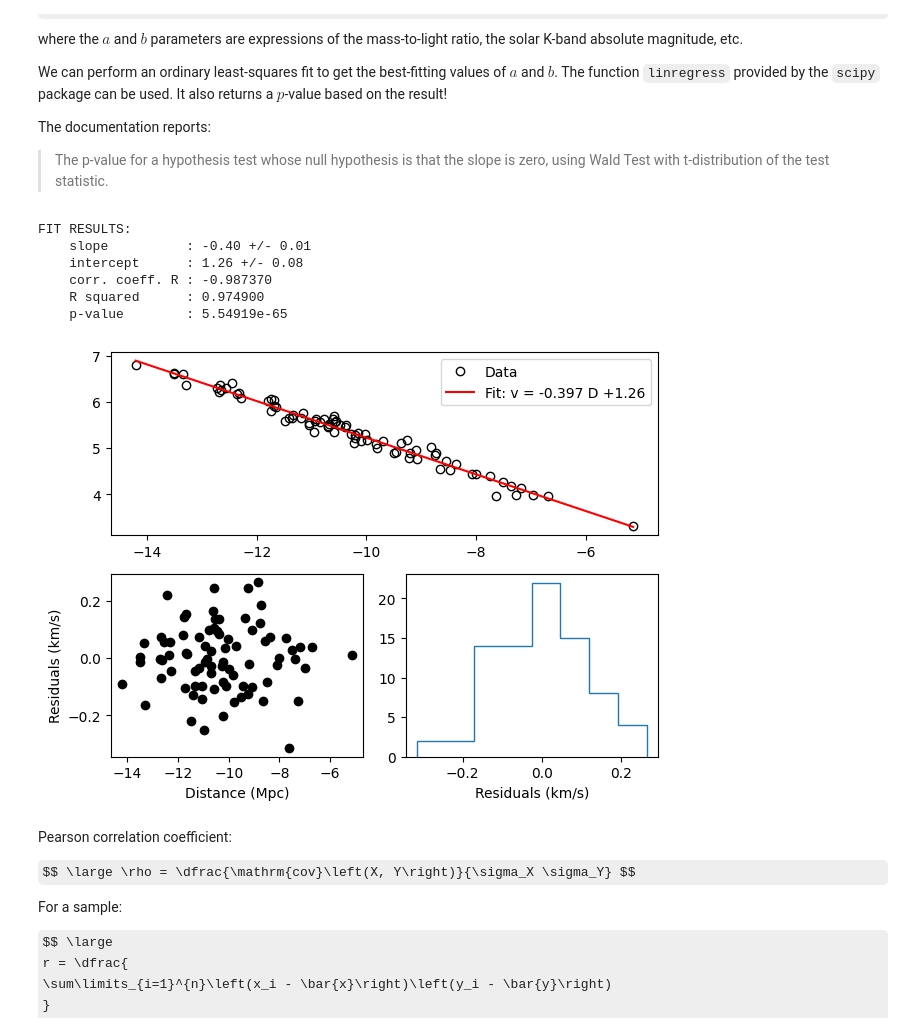
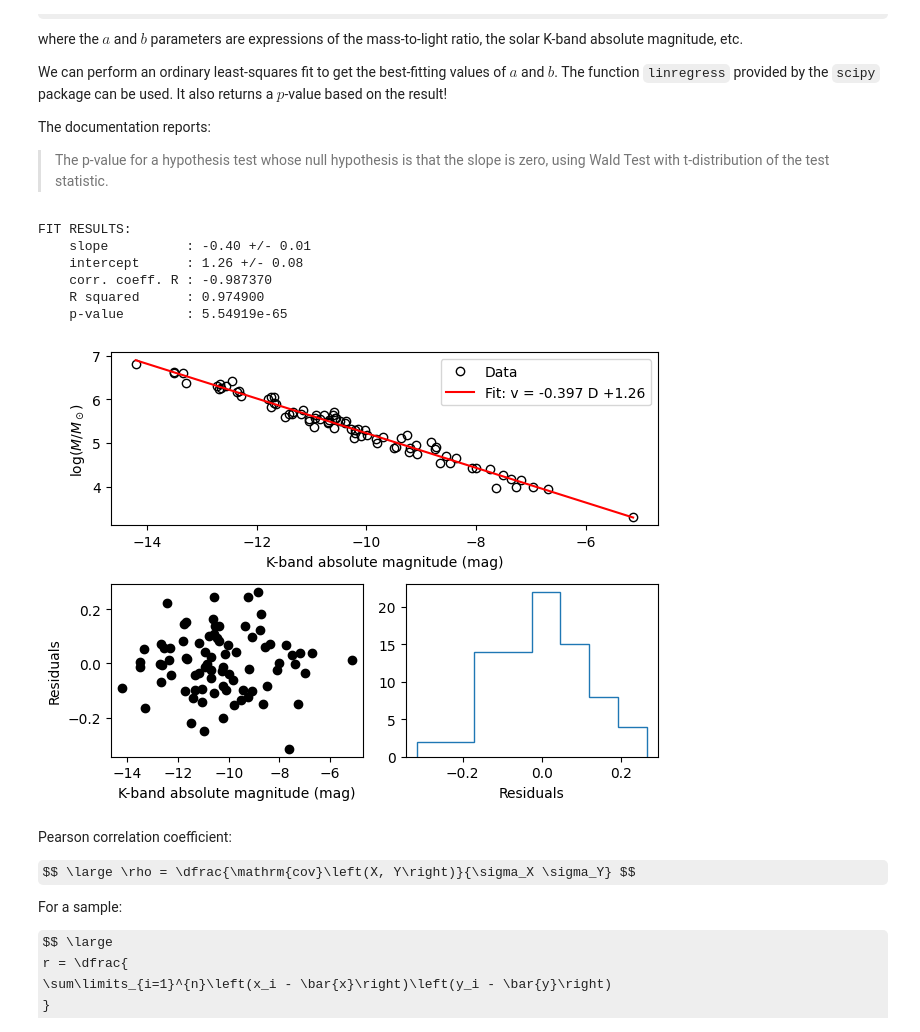
Before and after one commit to astrostatistics-in-crete/2023_summer_school, a Jupyter notebook: Classical/Classical_1.ipynb, the cells around one changed output. Drawn from its saved outputs; the diff is of its cells as text; code cells hidden in the pictures; some formulas as TeX source.

```diff
--- a/Classical/Classical_1.ipynb
+++ b/Classical/Classical_1.ipynb
@@ -740,37 +750,39 @@ print("FIT RESULTS:")
 print("    slope          : {:.2f} +/- {:.2f}".format(slope, slope_stderr))
 print("    intercept      : {:.2f} +/- {:.2f}".format(intercept, intercept_stderr))
 print("    corr. coeff. R : {:.6f}".format(rvalue))
 print("    R squared      : {:.6f}".format(rvalue**2.0))
 print("    p-value        : {:.6g}".format(pvalue))
 
 x_plot = np.array([min(K_absolute_magnitudes), max(K_absolute_magnitudes)])
 y_plot = slope * x_plot + intercept
 
 plt.figure()
 plt.subplot(211)
 plt.plot(K_absolute_magnitudes, log_masses, "ko", mfc="none", label="Data")
 plt.plot(x_plot, y_plot, "r-", label="Fit: v = {:.3g} D {:+.3g}".format(slope, intercept))
+plt.xlabel("K-band absolute magnitude (mag)")
+plt.ylabel("$\log(M/M_\odot)$")
 plt.legend(loc="upper right")
 
 residuals = log_masses - (slope * K_absolute_magnitudes + intercept)
 # plt.figure(constrained_layout=True)
 plt.subplot(223)
 plt.plot(K_absolute_magnitudes, residuals, "ko")
-plt.xlabel("Distance (Mpc)")
-plt.ylabel("Residuals (km/s)")
+plt.xlabel("K-band absolute magnitude (mag)")
+plt.ylabel("Residuals")
 plt.subplot(224)
 plt.hist(residuals, bins="fd", histtype="step")
-plt.xlabel("Residuals (km/s)")
+plt.xlabel("Residuals")
 plt.tight_layout()
 plt.show()
 # %% [output]
 FIT RESULTS:
     slope          : -0.40 +/- 0.01
     intercept      : 1.26 +/- 0.08
     corr. coeff. R : -0.987370
     R squared      : 0.974900
     p-value        : 5.54919e-65
-[figure, old version]
+[figure, new version]
 # %% [markdown]
 Pearson correlation coefficient:
 
```
Also changed, not shown: parts of 7 cells of this notebook.
